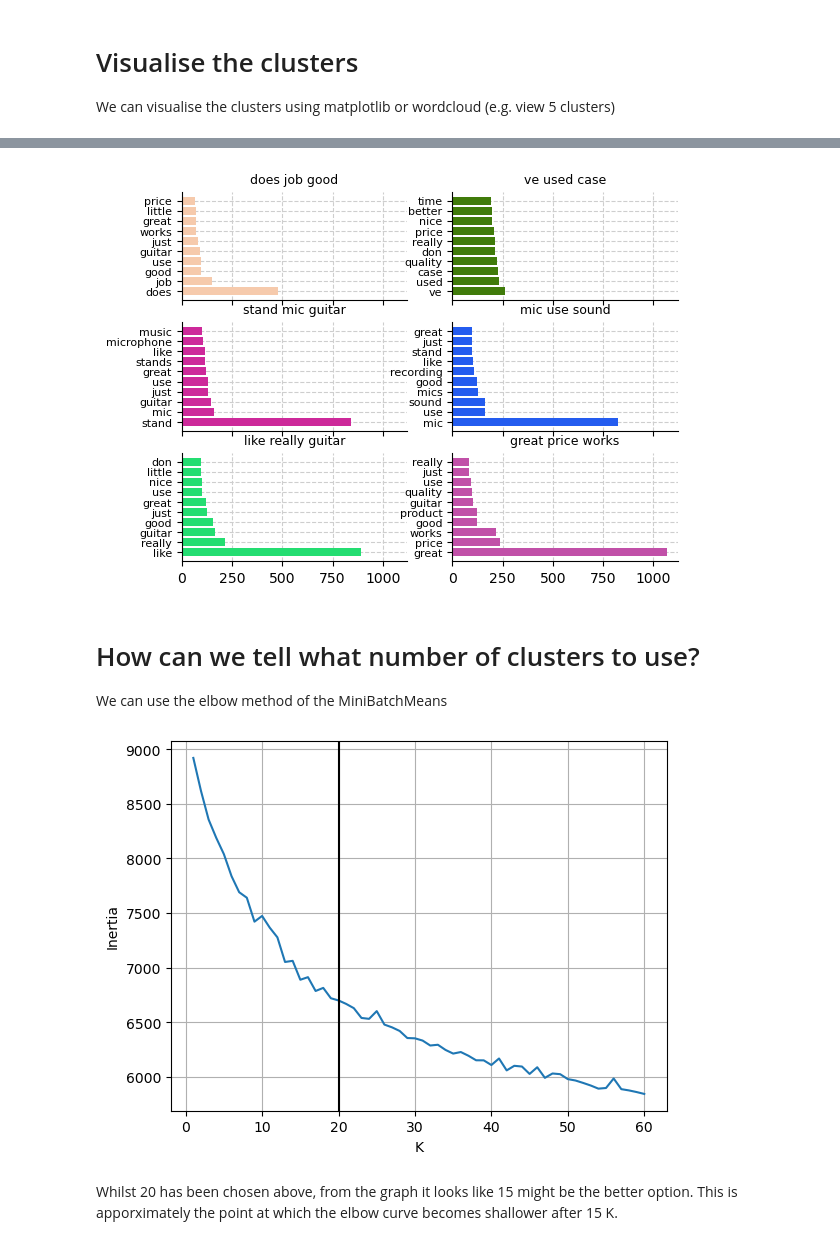
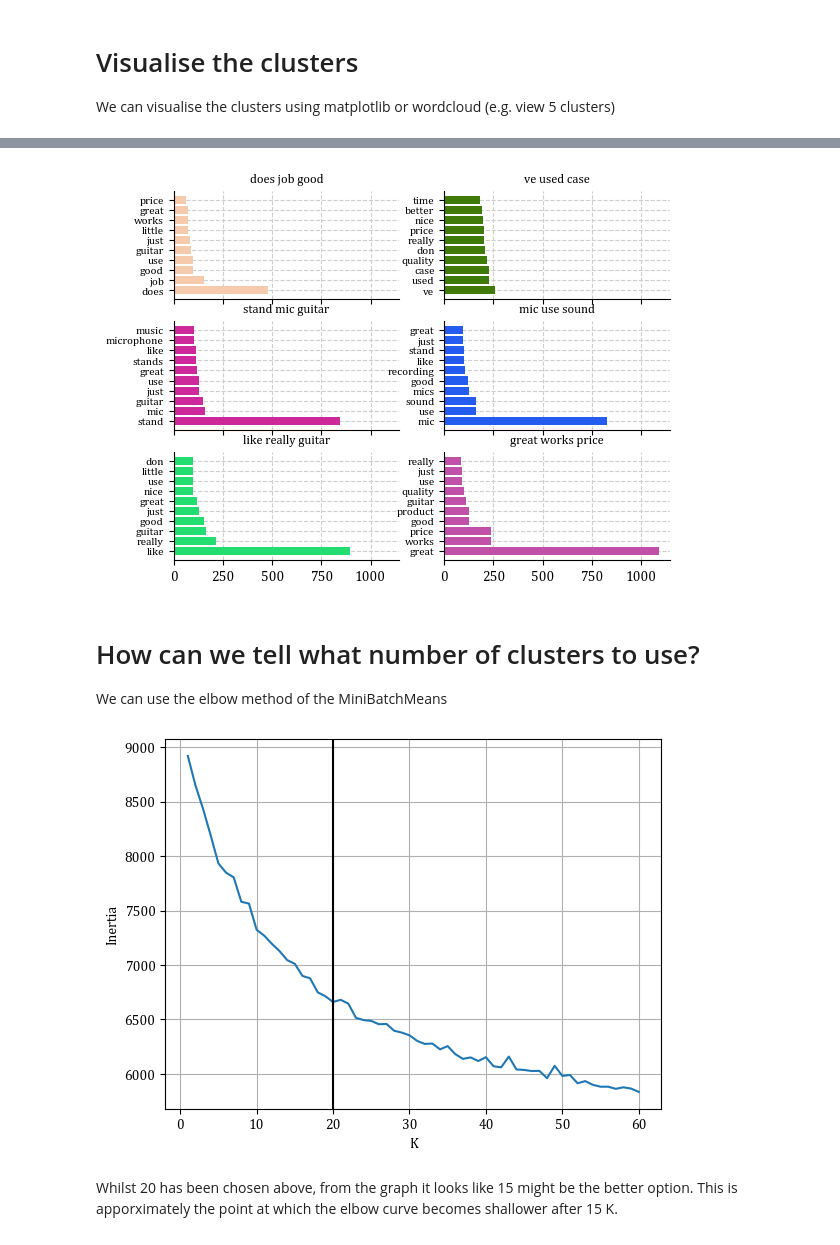
Before and after one commit to kcj-coding/Python-coding, a Jupyter notebook: basic_recommender_system_python.ipynb, the cells around one changed output, grey strips where cells are left out. Saved outputs shown, nothing was run; the diff lists cells and outputs as text; code cells hidden in the pictures.

```diff
--- a/basic_recommender_system_python.ipynb
+++ b/basic_recommender_system_python.ipynb
@@ -17,6 +17,9 @@ from sklearn.metrics.pairwise import cosine_similarity
 from sklearn.metrics.pairwise import linear_kernel
 from sklearn.decomposition import TruncatedSVD
 from sklearn.preprocessing import normalize
+import warnings
+warnings.filterwarnings('ignore')
+plt.rcParams["font.family"] = "Cambria" # this sets the font type to use for any matplotlib graphs
 # %% [markdown]
 Define some functions for use later in the code:
 # %%
@@ -276,7 +279,7 @@ test = clusters_rank_words_by_tfidf(words,cluster_range)
 df_to_use = test # top 10
 six_bar_graph('Word','Summed TFIDF','Word','Score','Word scores')
 # %% [output]
-[figure, old version]
+[figure, new version]
 # %% [markdown]
 # How can we tell what number of clusters to use?
 
@@ -284,20 +287,20 @@ We can use the elbow method of the MiniBatchMeans
 # %%
 # but how to determine how many clusters to use? use minibatchkmeans
 from sklearn.cluster import MiniBatchKMeans
 # use the elbow method to find optimum K for cluster numbers
 
 np.random.seed(0)
 
 k_values = range(1, 61)
-inertia_values = [MiniBatchKMeans(k, batch_size = 2048, n_init = 'auto').fit(shrunk_norm_matrix).inertia_
+inertia_values = [MiniBatchKMeans(k, batch_size = 4096, n_init = 'auto').fit(shrunk_norm_matrix).inertia_
                   for k in k_values]
 plt.plot(k_values, inertia_values)
 plt.xlabel('K')
 plt.ylabel('Inertia')
 plt.axvline(cluster_number, c='k') # mark the number of clusters chosen
 plt.grid(True)
 plt.show()
 # %% [output]
-[figure, old version]
+[figure, new version]
 # %% [markdown]
 Whilst 20 has been chosen above, from the graph it looks like 15 might be the better option. This is apporximately the point at which the elbow curve becomes shallower after 15 K.
```
Also changed, not shown: parts of 5 cells of this notebook.
